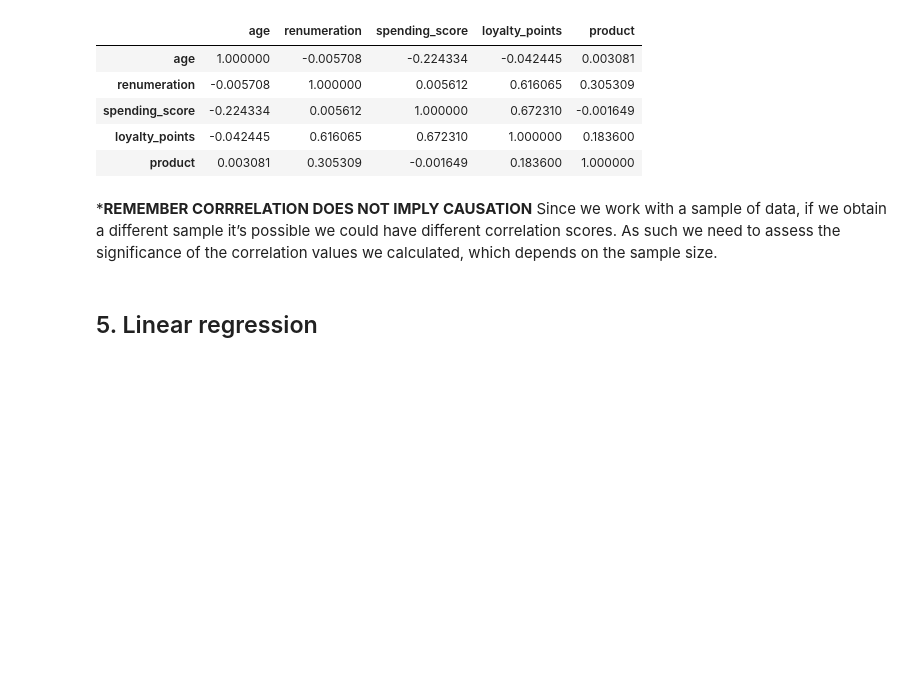
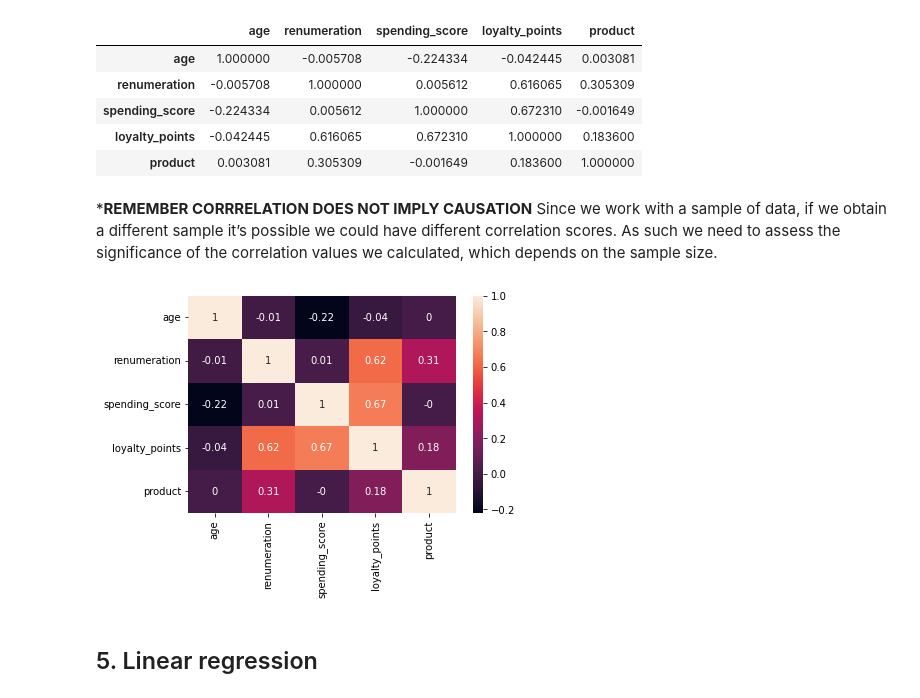
Before and after one commit to mikebenas/LSE_TurtleGames_R_Analysis, a Jupyter notebook: LSE_DA301_Assignment_Python_template.ipynb, the cells around one changed output. Saved outputs shown, nothing was run; the diff lists cells and outputs as text; code cells hidden in the pictures; blank space fills up the shorter version.

```diff
--- a/LSE_DA301_Assignment_Python_template.ipynb
+++ b/LSE_DA301_Assignment_Python_template.ipynb
@@ -207,6 +285,14 @@ reviews.corr()
 ***REMEMBER CORRRELATION DOES NOT IMPLY CAUSATION**</br>
 Since we work with a sample of data, if we obtain a different sample it’s possible we could have different correlation scores.</br>
 As such we need to assess the significance of the correlation values we calculated, which depends on the sample size.
+# %%
+#Make a  correlation matrix for better vizualization
+# Visualizing a Pandas Correlation Matrix Using Seaborn
+matrix = reviews.corr().round(2)
+sns.heatmap(matrix, annot=True)
+plt.show()
+# %% [output]
+[figure, added]
 # %% [markdown]
 ## 5. Linear regression
 # %% [markdown]
```
Also changed, not shown: parts of 13 cells of this notebook, 1 other file.
